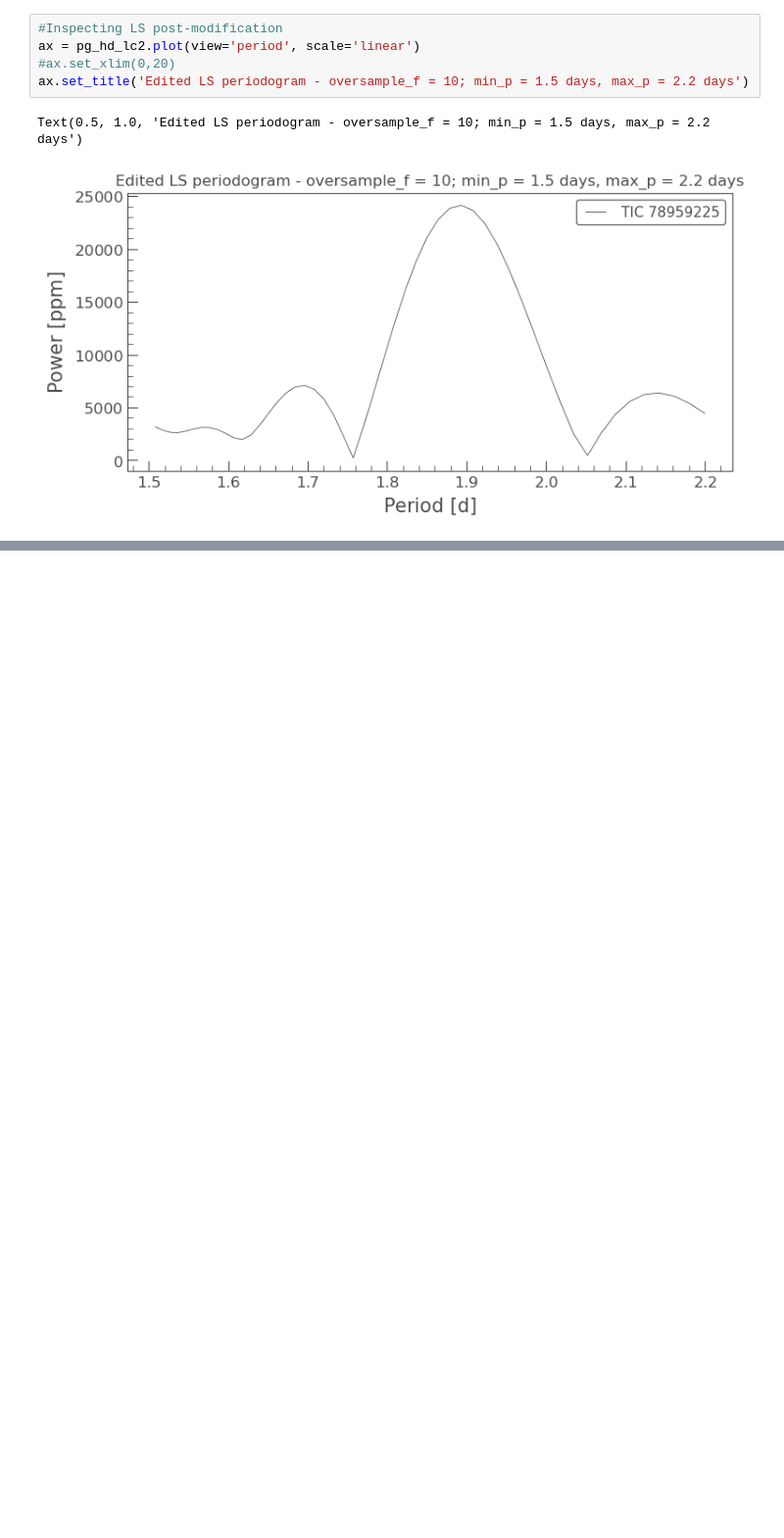
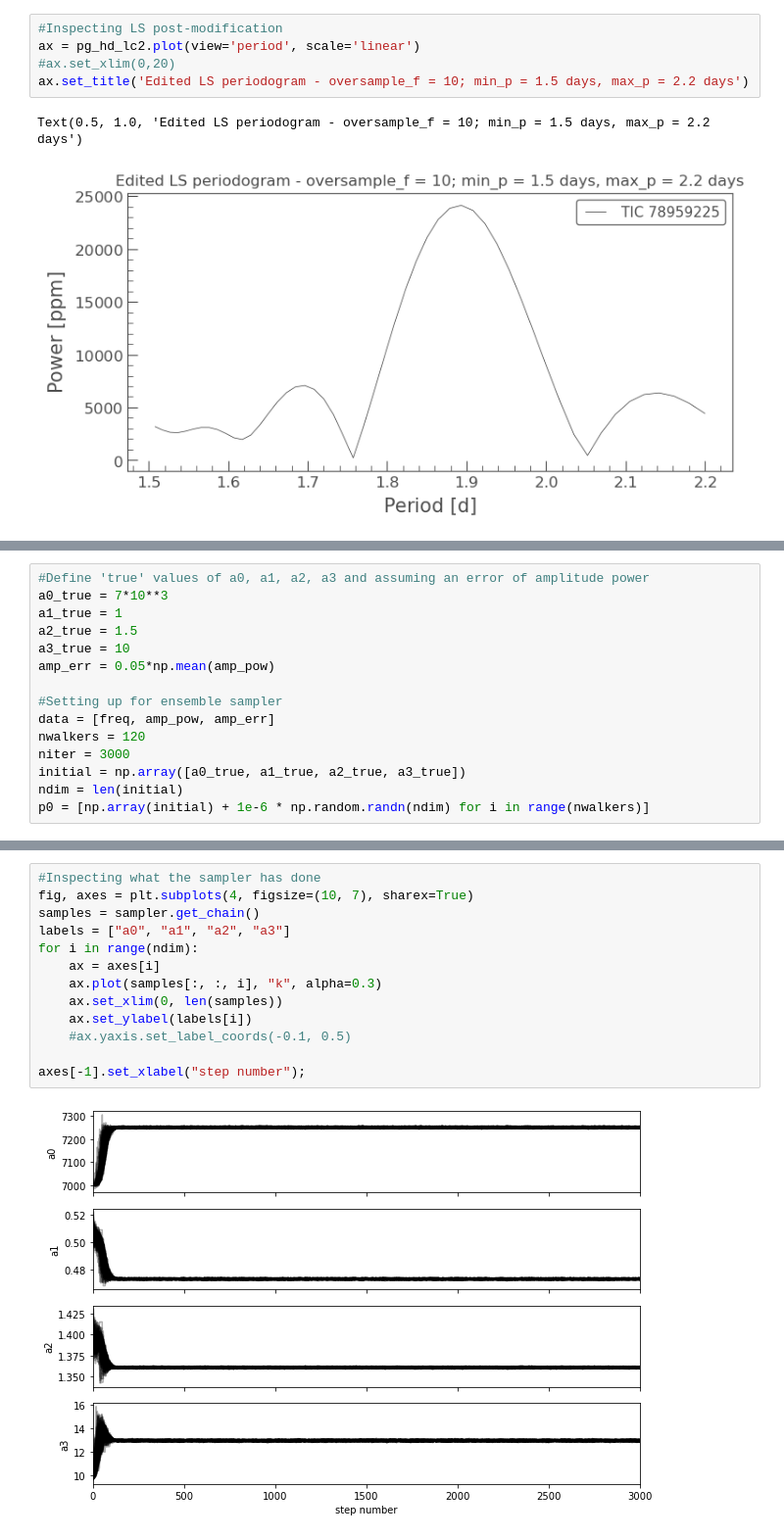
Before and after one commit to khraspyy/Y4MassiveStarsProject, a Jupyter notebook: Project/Codes/HD50896/lc2/HD50896_ts2.ipynb, the cells around one changed output, grey strips where cells are left out. Shown: that part at 98% size. Saved outputs shown, nothing was run; the diff lists cells and outputs as text; blank space fills up the shorter version.

```diff
--- a/Project/Codes/HD50896/lc2/HD50896_ts2.ipynb
+++ b/Project/Codes/HD50896/lc2/HD50896_ts2.ipynb
@@ -141,0 +191,15 @@ hd_lc2.write("hd050896_lc2.txt", format="ascii.fixed_width", overwrite=True)
+# %%
+#Define 'true' values of a0, a1, a2, a3 and assuming an error of amplitude power
+a0_true = 7*10**3
+a1_true = 1
+a2_true = 1.5
+a3_true = 10
+amp_err = 0.05*np.mean(amp_pow)
+
+#Setting up for ensemble sampler
+data = [freq, amp_pow, amp_err]
+nwalkers = 120
+niter = 3000
+initial = np.array([a0_true, a1_true, a2_true, a3_true])
+ndim = len(initial)
+p0 = [np.array(initial) + 1e-6 * np.random.randn(ndim) for i in range(nwalkers)]
@@ -141,0 +247,15 @@ hd_lc2.write("hd050896_lc2.txt", format="ascii.fixed_width", overwrite=True)
+# %%
+#Inspecting what the sampler has done
+fig, axes = plt.subplots(4, figsize=(10, 7), sharex=True)
+samples = sampler.get_chain()
+labels = ["a0", "a1", "a2", "a3"]
+for i in range(ndim):
+    ax = axes[i]
+    ax.plot(samples[:, :, i], "k", alpha=0.3)
+    ax.set_xlim(0, len(samples))
+    ax.set_ylabel(labels[i])
+    #ax.yaxis.set_label_coords(-0.1, 0.5)
+
+axes[-1].set_xlabel("step number");
+# %% [output]
+[figure, added]
```
Also changed, not shown: parts of 11 cells of this notebook.
